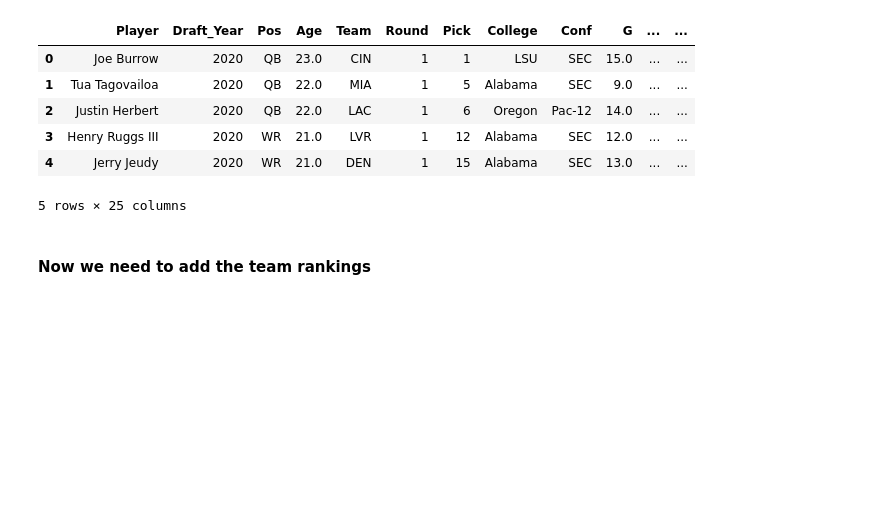
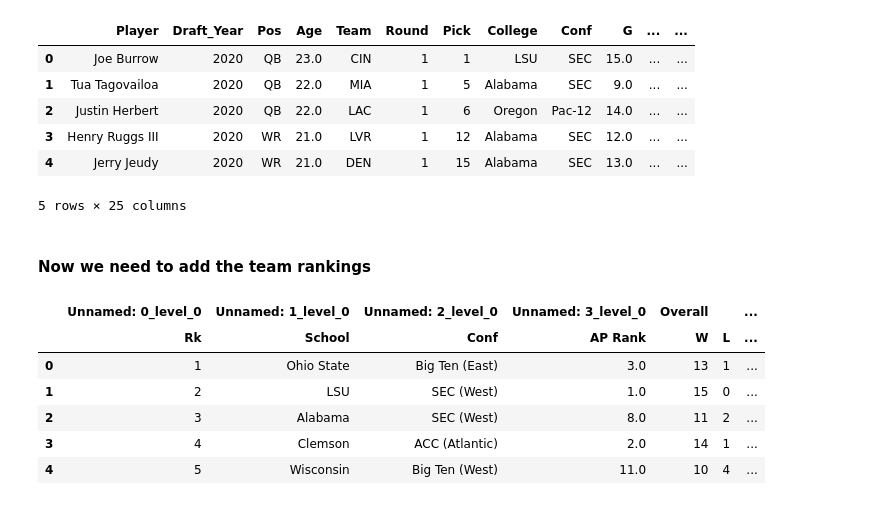
Before and after one commit to TrevBunch/DS-340W-Project, a Jupyter notebook: feature_engineering.ipynb, the cells around one changed output. Cells and saved outputs as stored; diff of their text form; code cells hidden in the pictures; blank space fills up the shorter version.

Commit message:
rookie data completed

```diff
--- a/feature_engineering.ipynb
+++ b/feature_engineering.ipynb
@@ -273,3 +273,25 @@ college_confs.head()
 5 rows × 25 columns
 # %% [markdown]
 #### Now we need to add the team rankings
+# %%
+# load all the college team strengths
+
+def load_and_combine_data():
+    df_list = []
+    for year in range(2019, 2025):
+        df = pd.read_csv(f'other features/{year}_college_rks.csv', header=[0,1])
+        df['Draft_Year'] = year + 1 # add 1 to align with draft year
+        df_list.append(df)
+    combined_df = pd.concat(df_list, ignore_index=True)
+    return combined_df
+
+team_rank = load_and_combine_data()
+team_rank.head()
+# %% [output]
+|  | Unnamed: 0_level_0 | Unnamed: 1_level_0 | Unnamed: 2_level_0 | Unnamed: 3_level_0 | Overall |  | ... |
+|  | Rk | School | Conf | AP Rank | W | L | ... |
+| 0 | 1 | Ohio State | Big Ten (East) | 3.0 | 13 | 1 | ... |
+| 1 | 2 | LSU | SEC (West) | 1.0 | 15 | 0 | ... |
+| 2 | 3 | Alabama | SEC (West) | 8.0 | 11 | 2 | ... |
+| 3 | 4 | Clemson | ACC (Atlantic) | 2.0 | 14 | 1 | ... |
+| 4 | 5 | Wisconsin | Big Ten (West) | 11.0 | 10 | 4 | ... |
```
Also changed, not shown: parts of 9 cells of this notebook, 1 other file.
